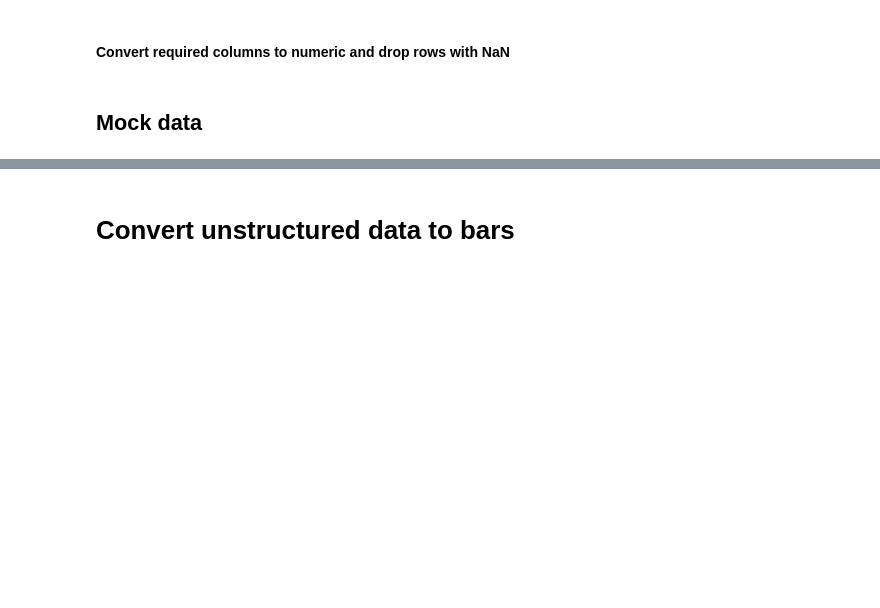
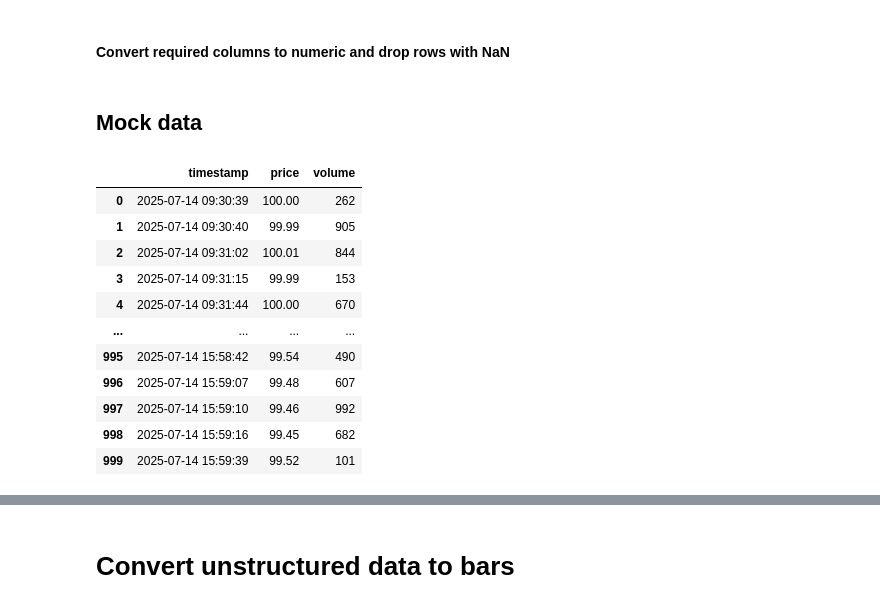
Before and after one commit to AminFiroozi/fml-lab, a Jupyter notebook: main.ipynb, the cells around one changed output, grey strips where cells are left out. Cells and saved outputs as stored; diff of their text form; code cells hidden in the pictures; blank space fills up the shorter version.

```diff
--- a/main.ipynb
+++ b/main.ipynb
@@ -55,6 +56,9 @@ tradermade.set_rest_api_key(TRADERMADE_API_KEY)
 # %% [markdown]
 ## Mock data
 # %%
+START_TIME = "2025-07-14 09:30:00"
+END_TIME = "2025-07-14 16:00:00"
+
 def generate_random_trade_times(n_trades, start_time, end_time):
     start_ts = pd.to_datetime(start_time)
     end_ts = pd.to_datetime(end_time)
@@ -63,32 +67,44 @@ def generate_random_trade_times(n_trades, start_time, end_time):
 
     # Generate n_trades random seconds within the time range
     random_seconds = sorted(random.sample(range(total_seconds), n_trades))
 
     return [start_ts + timedelta(seconds=s) for s in random_seconds]
 
 
-def generate_mock_trades(num_trades=1000, start_price=100.0, start_time="2025-07-14 09:30:00", end_time="2025-07-14 16:00:00"):
+def generate_mock_trades(num_trades=1000, start_price=100.0, start_time=START_TIME, end_time=END_TIME):
     timestamps = generate_random_trade_times(
         n_trades=1000,
         start_time=start_time,
         end_time=end_time
     )
 
     prices = [start_price]
     for _ in range(1, num_trades):
         # Simulate small price changes
         change = np.random.normal(loc=0, scale=0.05)
         prices.append(round(prices[-1] + change, 2))
 
     volumes = np.random.randint(1, 1000, size=num_trades)
 
     df = pd.DataFrame({
         'timestamp': timestamps,
         'price': prices,
         'volume': volumes
     })
     return df
 
 df = generate_mock_trades()
-print(df)
+df
 # %% [output]
+|  | timestamp | price | volume |
+| 0 | 2025-07-14 09:30:39 | 100.00 | 262 |
+| 1 | 2025-07-14 09:30:40 | 99.99 | 905 |
+| 2 | 2025-07-14 09:31:02 | 100.01 | 844 |
+| 3 | 2025-07-14 09:31:15 | 99.99 | 153 |
+| 4 | 2025-07-14 09:31:44 | 100.00 | 670 |
+| ... | ... | ... | ... |
+| 995 | 2025-07-14 15:58:42 | 99.54 | 490 |
+| 996 | 2025-07-14 15:59:07 | 99.48 | 607 |
+| 997 | 2025-07-14 15:59:10 | 99.46 | 992 |
+| 998 | 2025-07-14 15:59:16 | 99.45 | 682 |
+| 999 | 2025-07-14 15:59:39 | 99.52 | 101 |
```
Also changed, not shown: parts of 5 cells of this notebook.
